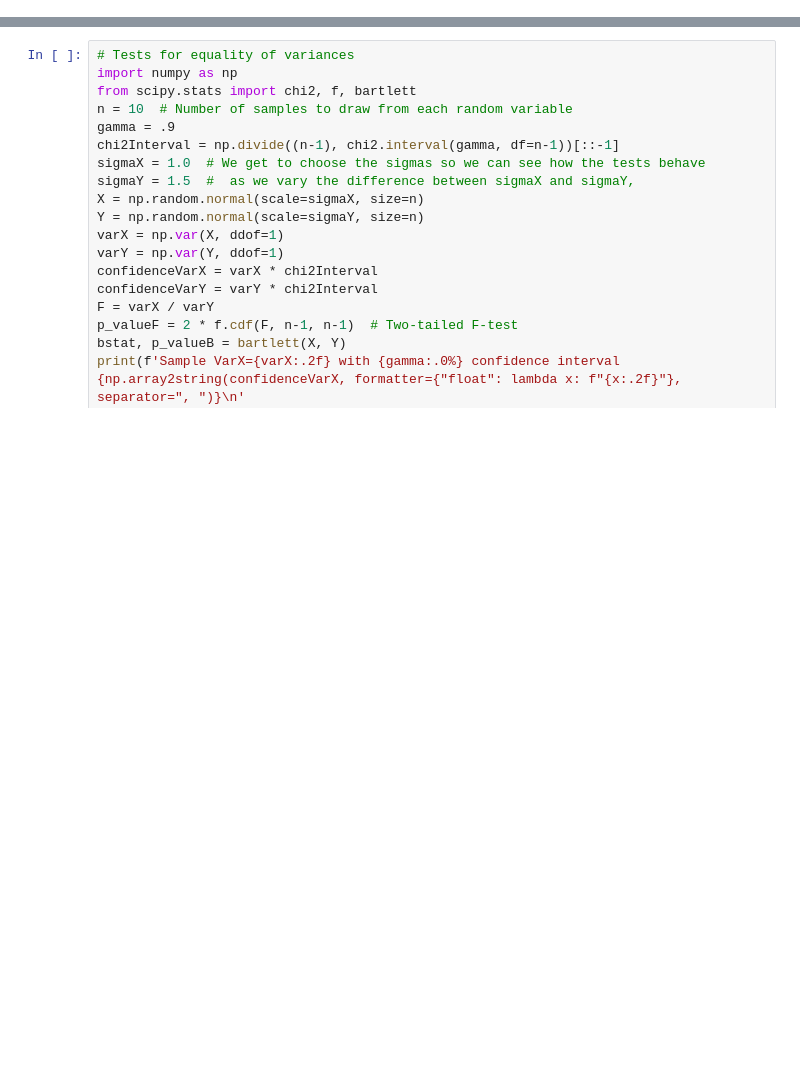
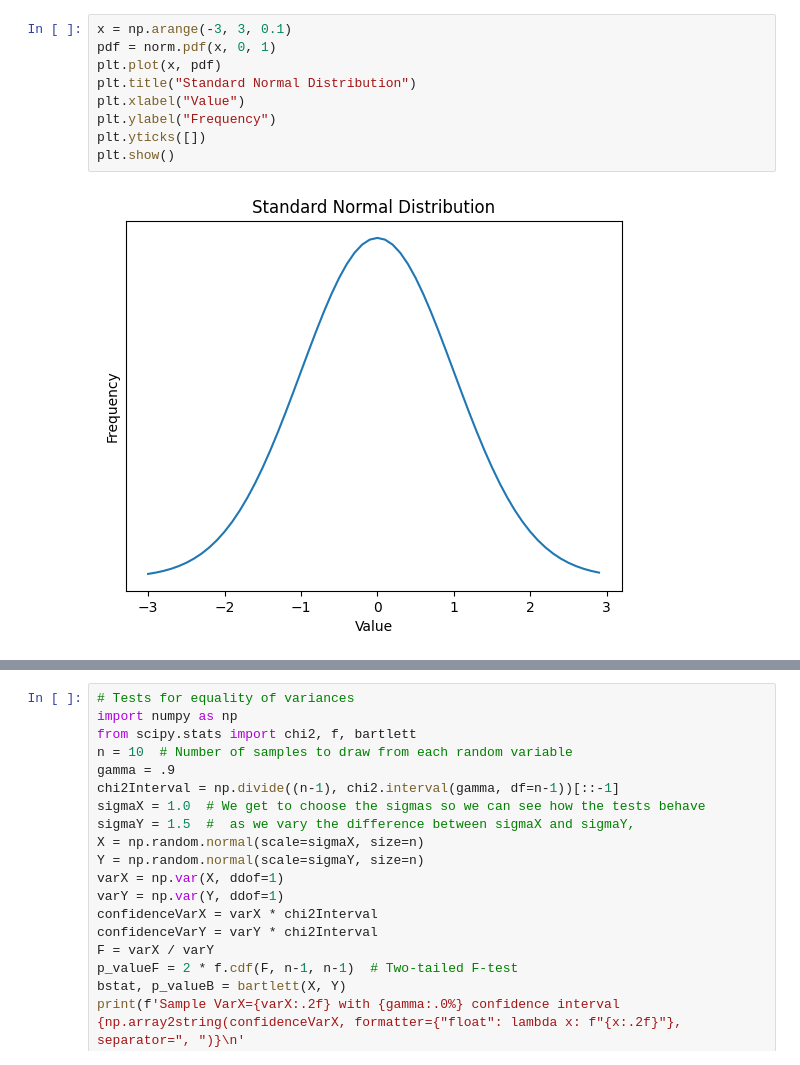
Before and after one commit to dbookstaber/ballistipedia, a Jupyter notebook: BallisticSimulations.ipynb, the cells around one changed output, grey strips where cells are left out. Drawn from its saved outputs; the diff is of its cells as text; blank space fills up the shorter version.

```diff
--- a/BallisticSimulations.ipynb
+++ b/BallisticSimulations.ipynb
@@ -7 +19,12 @@ Here we will study statistical models of ballistic precision.  The models will g
+# %%
+x = np.arange(-3, 3, 0.1)
+pdf = norm.pdf(x, 0, 1)
+plt.plot(x, pdf)
+plt.title("Standard Normal Distribution")
+plt.xlabel("Value")
+plt.ylabel("Frequency")
+plt.yticks([])
+plt.show()
+# %% [output]
+[figure, added]
 # %% [markdown]
```
Also changed, not shown: parts of 34 cells of this notebook, 1 other file.
